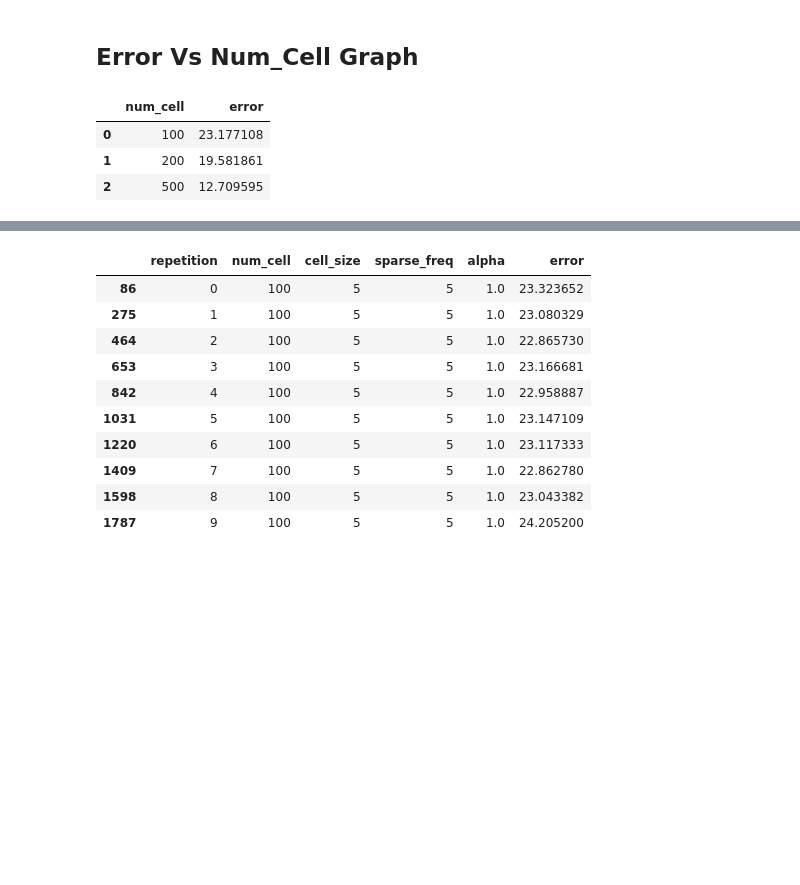
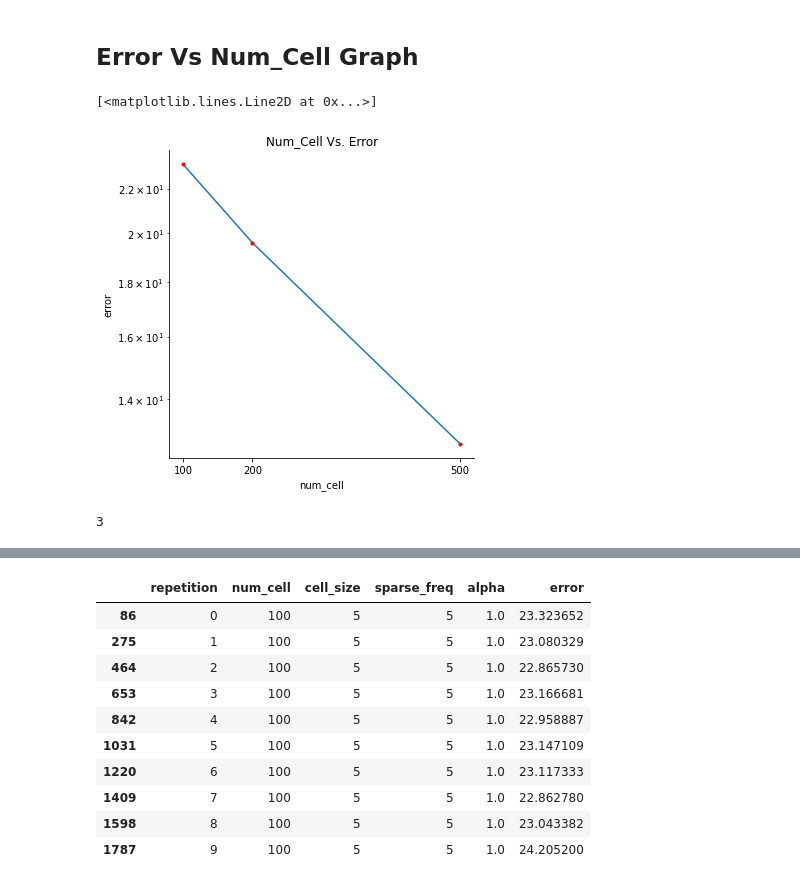
Before and after one commit to qkstngus000/Visual-Compressive-Sensing, a Jupyter notebook: Analyze_Data.ipynb, the cells around one changed output, grey strips where cells are left out. Cells and saved outputs as stored; diff of their text form; code cells hidden in the pictures; blank space fills up the shorter version.

```diff
--- a/Analyze_Data.ipynb
+++ b/Analyze_Data.ipynb
@@ -106,19 +124,18 @@ type(fig)
 # %% [markdown]
 ## Error Vs Num_Cell Graph
 # %%
-# params_df
-# mean_err = params_df.groupby(['num_cell', 'sparse_freq', 'cell_size', 'alpha']).mean().drop('repetition', axis=1)
 mean_err = params_df.groupby(['num_cell', 'sparse_freq', 'cell_size', 'alpha'], as_index = False).agg({'error':'mean'})
-# params_df
-# mean_err[mean_err['num_cell'] == 100]
-
-# mean_err['num_cell'].unique()
-
-
-mean_err.groupby(['num_cell'], as_index = False).agg({'error':'min'})
+line_data = mean_err.groupby(['num_cell'], as_index = False).agg({'error':'min'})
+fig = sns.relplot(x = line_data['num_cell'], y = line_data['error'], kind='line')
+plt.title("Num_Cell Vs. Error")
+plt.xticks(line_data['num_cell'])
+fig.set(yscale = 'log')
+plt.plot(line_data['num_cell'], line_data['error'], 'r.')
 # %% [output]
-|  | num_cell | error |
-| 0 | 100 | 23.177108 |
-| 1 | 200 | 19.581861 |
-| 2 | 500 | 12.709595 |
+[<matplotlib.lines.Line2D at 0x...>]
+[figure, added]
+# %%
+line_data['num_cell'].value_counts().sum()
+# %% [output]
+3
 # %%
```
Also changed, not shown: parts of 15 cells of this notebook, 31 other files.
